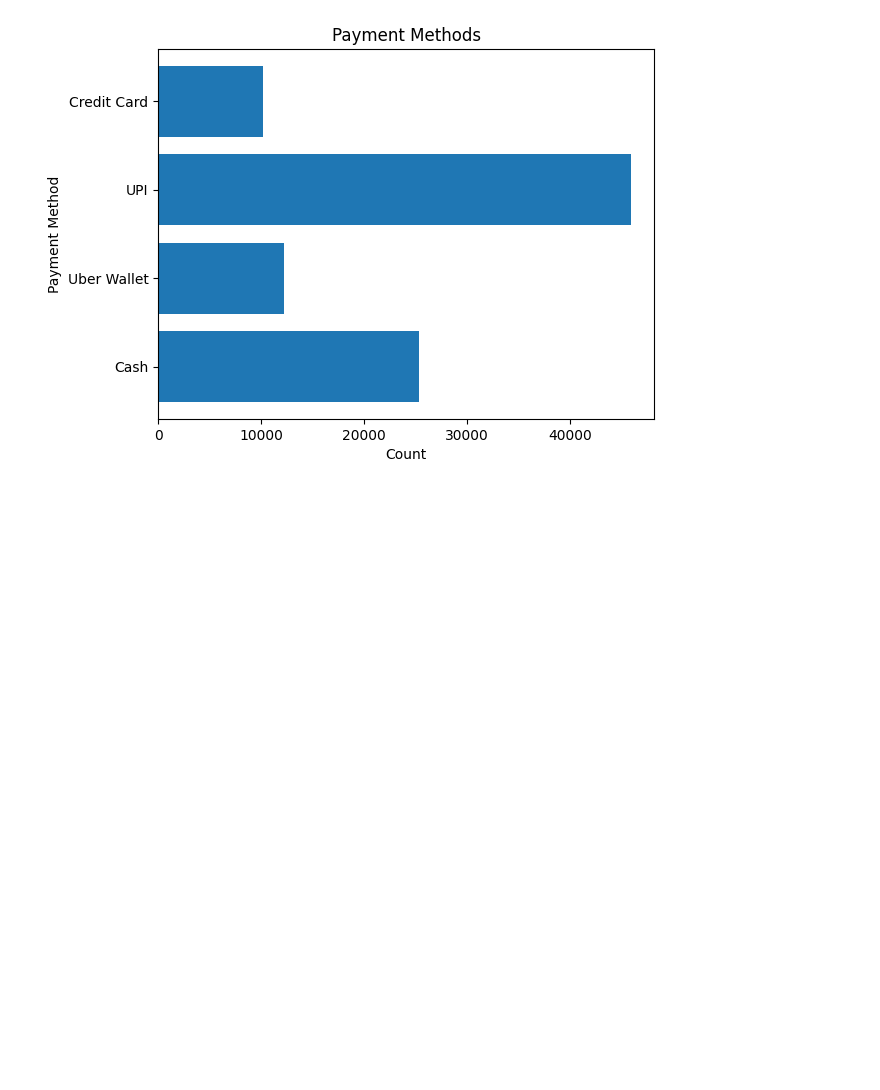
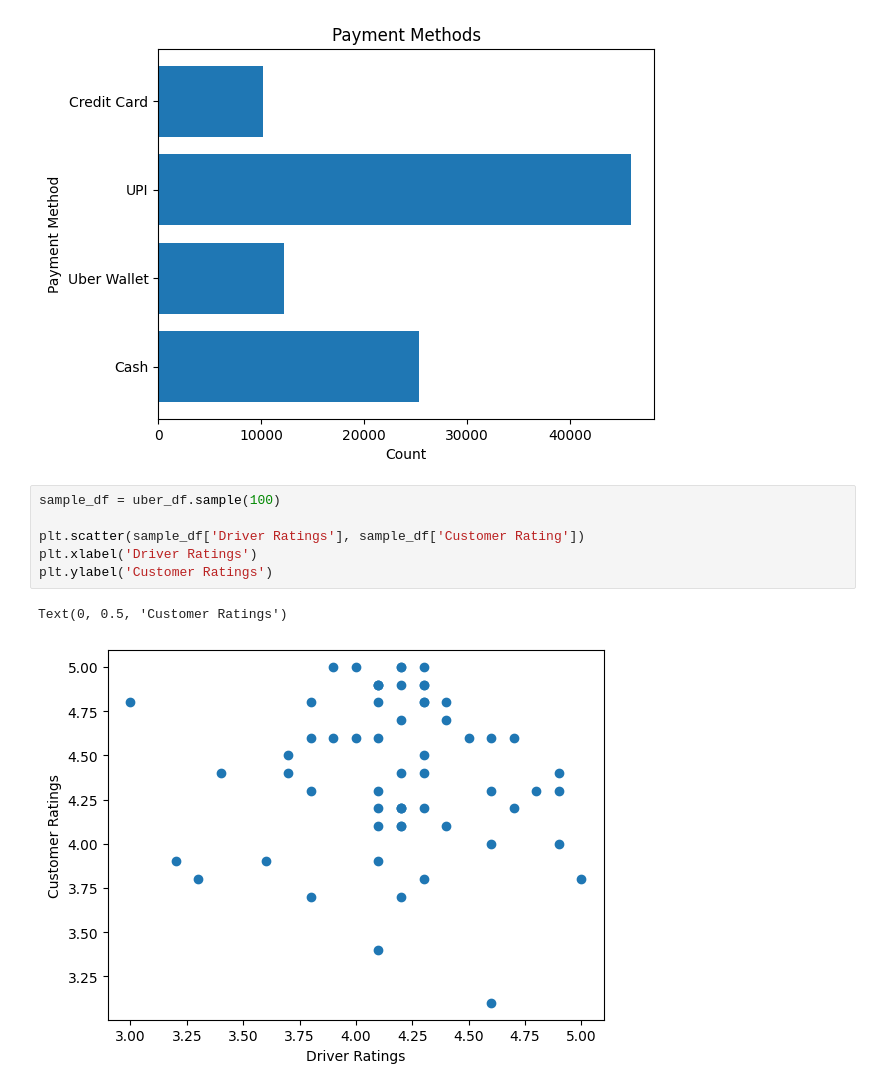
Before and after one commit to build-summer-2025/async-final-project-purple-ruion, a Jupyter notebook: final_project_example.ipynb, the cells around one changed output. Saved outputs shown, nothing was run; the diff lists cells and outputs as text; blank space fills up the shorter version.

```diff
--- a/final_project_example.ipynb
+++ b/final_project_example.ipynb
@@ -69,3 +69,12 @@ plt.ylabel('Payment Method')
 # %% [output]
 Text(0, 0.5, 'Payment Method')
 [figure]
+# %%
+sample_df = uber_df.sample(100)
+
+plt.scatter(sample_df['Driver Ratings'], sample_df['Customer Rating'])
+plt.xlabel('Driver Ratings')
+plt.ylabel('Customer Ratings')
+# %% [output]
+Text(0, 0.5, 'Customer Ratings')
+[figure, added]
```
Also changed, not shown: parts of 3 cells of this notebook, 2 other files.
